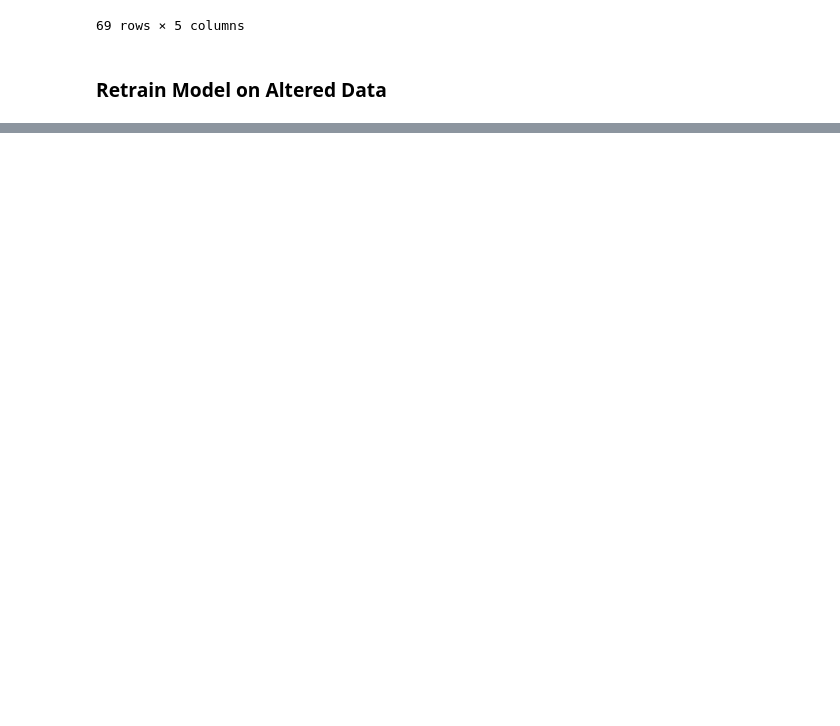
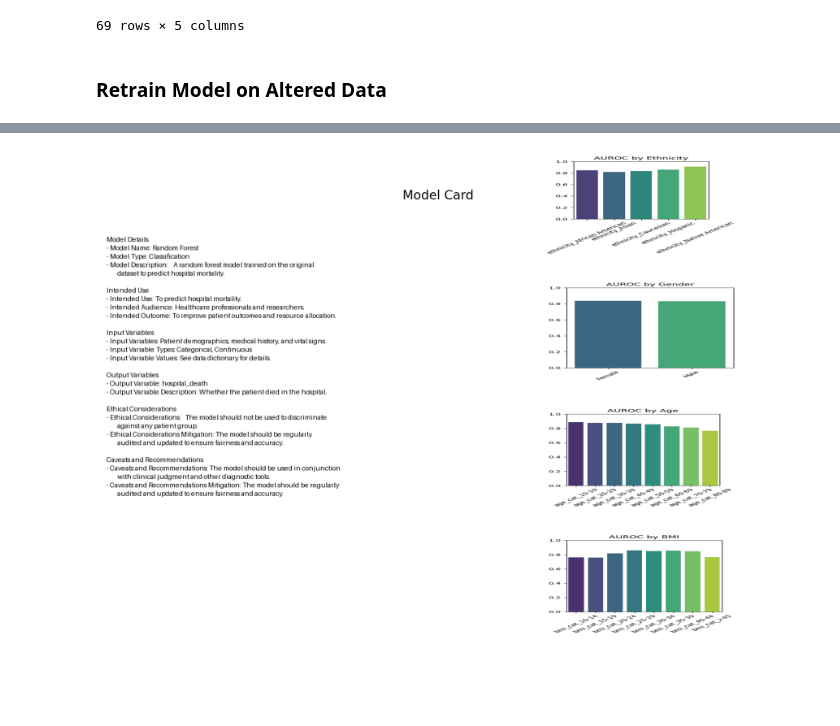
Before and after one commit to Mackenzie-Meni/UF-biasathon-workshop2025, a Jupyter notebook: 4_generate_model_card.ipynb, the cells around one changed output, grey strips where cells are left out. Saved outputs shown, nothing was run; the diff lists cells and outputs as text; code cells hidden in the pictures; blank space fills up the shorter version.

```diff
--- a/4_generate_model_card.ipynb
+++ b/4_generate_model_card.ipynb
@@ -1054,0 +1170,35 @@ plot_auroc_comparison(bmi_df, 'BMI', 'AUROC by BMI')
+# %%
+# Define the text for the model card
+model_card_text = """
+Model Details
+- Model Name: Random Forest
+- Model Type: Classification
+- Model Description:    A random forest model trained on the original
+        dataset to predict hospital mortality.
+
+Intended Use
+- Intended Use: To predict hospital mortality.
+- Intended Audience: Healthcare professionals and researchers.
+- Intended Outcome: To improve patient outcomes and resource allocation.
+
+Input Variables
+- Input Variables: Patient demographics, medical history, and vital signs.
+- Input Variable Types: Categorical, Continuous
+- Input Variable Values: See data dictionary for details.
+
+Output Variables
+- Output Variable: hospital_death
+- Output Variable Description: Whether the patient died in the hospital.
+
+Ethical Considerations
+- Ethical Considerations:   The model should not be used to discriminate
+        against any patient group.
+- Ethical Considerations Mitigation: The model should be regularly
+        audited and updated to ensure fairness and accuracy.
+
+Caveats and Recommendations
+- Caveats and Recommendations: The model should be used in conjunction
+        with clinical judgment and other diagnostic tools.
+- Caveats and Recommendations Mitigation: The model should be regularly
+        audited and updated to ensure fairness and accuracy.
+"""
@@ -1054,0 +1274,10 @@ plot_auroc_comparison(bmi_df, 'BMI', 'AUROC by BMI')
+# %%
+generate_model_card_figure_with_stacked_auroc(
+    auroc_by_ethnicity = auroc_by_ethnicity,
+    auroc_by_gender = auroc_by_gender,
+    auroc_by_age = auroc_by_age,
+    auroc_by_bmi = auroc_by_bmi,
+    model_card_text = model_card_text
+)
+# %% [output]
+[figure, added]
```
Also changed, not shown: parts of 15 cells of this notebook, 5 other files.
